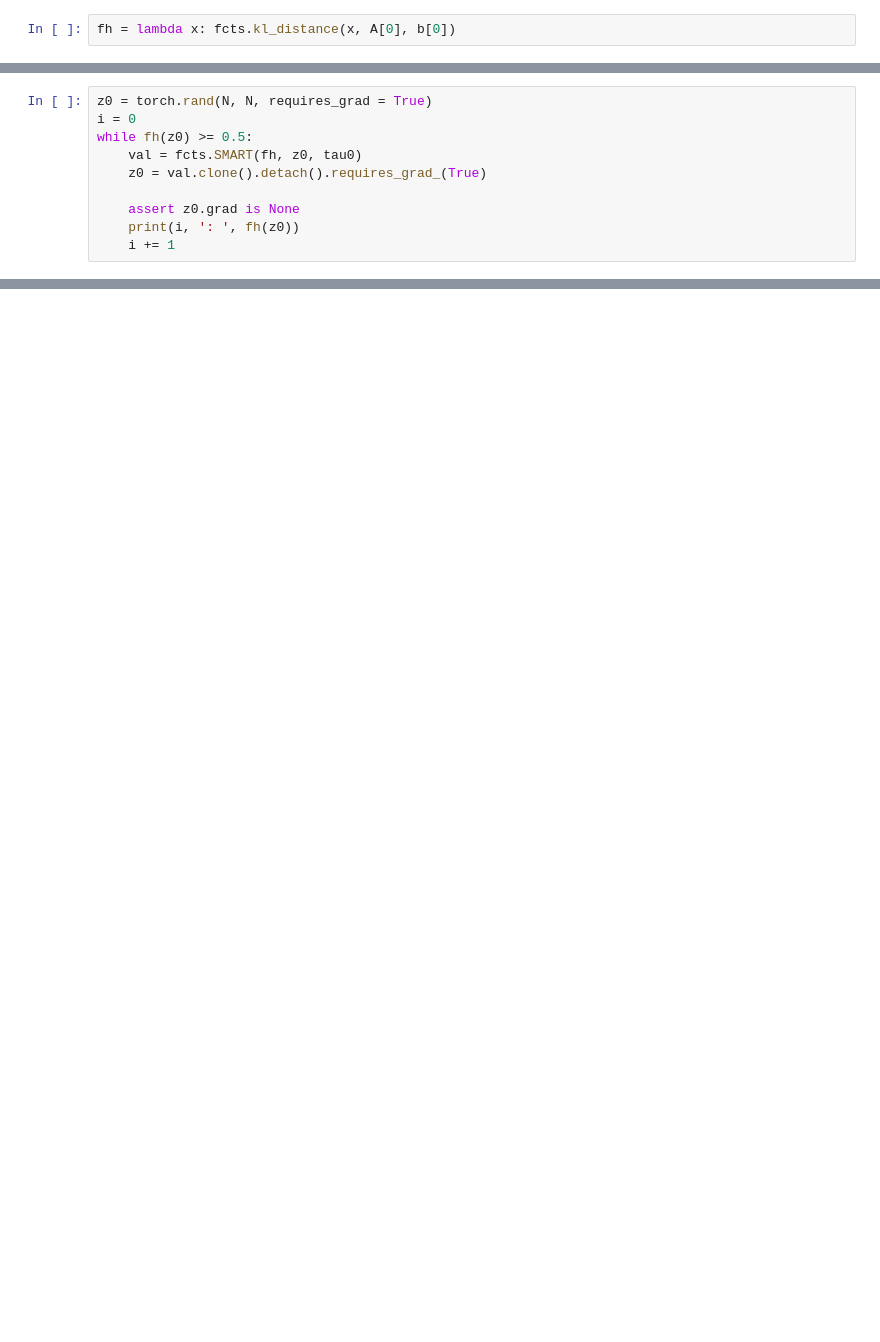
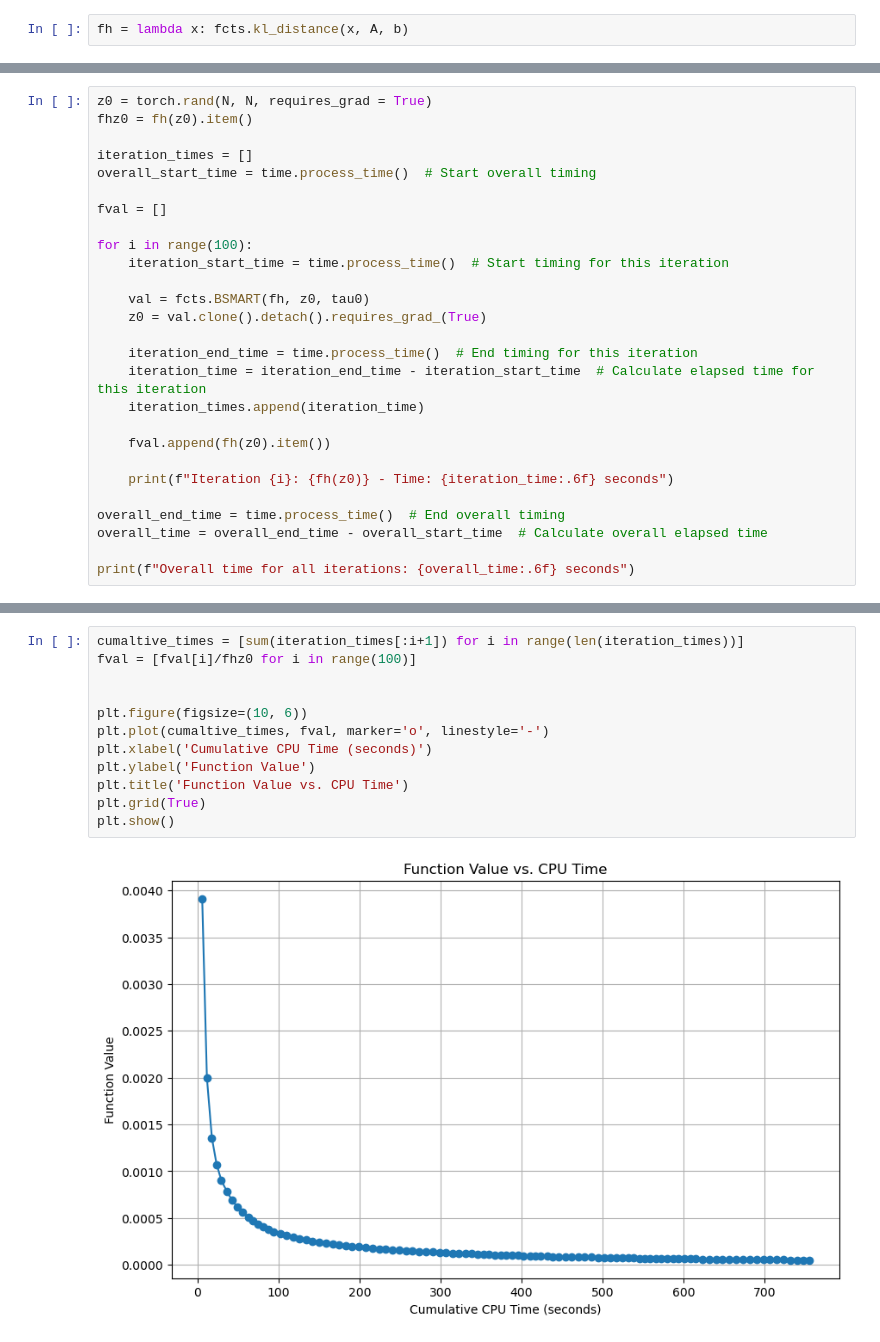
Before and after one commit to yaraelshiaty/MLBPGD, a Jupyter notebook: test_SMART.ipynb, the cells around one changed output, grey strips where cells are left out. Saved outputs shown, nothing was run; the diff lists cells and outputs as text; blank space fills up the shorter version.

```diff
--- a/test_SMART.ipynb
+++ b/test_SMART.ipynb
@@ -44,2 +29,2 @@ c0 = 56.0952
 # %%
-fh = lambda x: fcts.kl_distance(x, A[0], b[0])
+fh = lambda x: fcts.kl_distance(x, A, b)
@@ -48,11 +31,28 @@ tau0 = 0.5 * 1/c0
 # %%
 z0 = torch.rand(N, N, requires_grad = True)
-i = 0
-while fh(z0) >= 0.5:
-    val = fcts.SMART(fh, z0, tau0)
+fhz0 = fh(z0).item()
+
+iteration_times = []
+overall_start_time = time.process_time()  # Start overall timing
+
+fval = []
+
+for i in range(100):
+    iteration_start_time = time.process_time()  # Start timing for this iteration
+
+    val = fcts.BSMART(fh, z0, tau0)
     z0 = val.clone().detach().requires_grad_(True)
 
-    assert z0.grad is None
-    print(i, ': ', fh(z0))
-    i += 1
+    iteration_end_time = time.process_time()  # End timing for this iteration
+    iteration_time = iteration_end_time - iteration_start_time  # Calculate elapsed time for this iteration
+    iteration_times.append(iteration_time)
+
+    fval.append(fh(z0).item())
+
+    print(f"Iteration {i}: {fh(z0)} - Time: {iteration_time:.6f} seconds")
+
+overall_end_time = time.process_time()  # End overall timing
+overall_time = overall_end_time - overall_start_time  # Calculate overall elapsed time
+
+print(f"Overall time for all iterations: {overall_time:.6f} seconds")
 # %% [output]
@@ -63,0 +81,14 @@ z0.max()
+# %%
+cumaltive_times = [sum(iteration_times[:i+1]) for i in range(len(iteration_times))]
+fval = [fval[i]/fhz0 for i in range(100)]
+
+
+plt.figure(figsize=(10, 6))
+plt.plot(cumaltive_times, fval, marker='o', linestyle='-')
+plt.xlabel('Cumulative CPU Time (seconds)')
+plt.ylabel('Function Value')
+plt.title('Function Value vs. CPU Time')
+plt.grid(True)
+plt.show()
+# %% [output]
+[figure, added]
```
Also changed, not shown: parts of 12 cells of this notebook, 5 other files.
